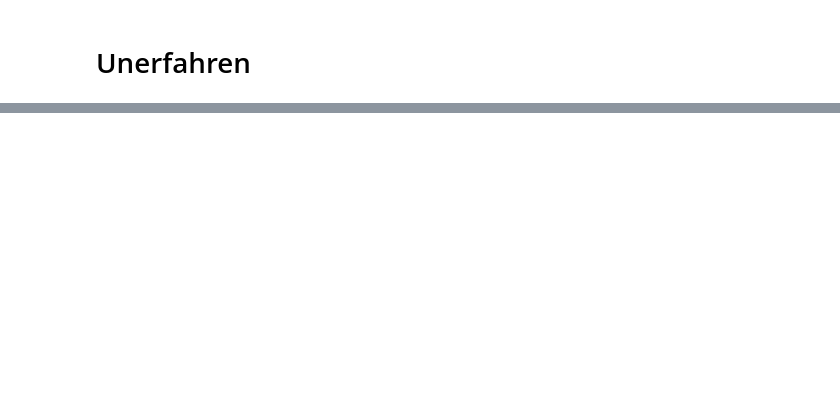
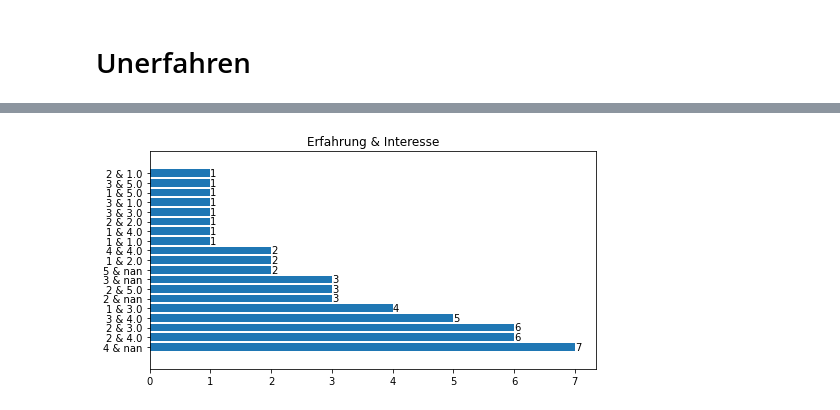
Before and after one commit to FilipMilak/Integrationsseminar, a Jupyter notebook: csv_manipulate.ipynb, the cells around one changed output, grey strips where cells are left out. Cells and saved outputs as stored; diff of their text form; code cells hidden in the pictures; blank space fills up the shorter version.

```diff
--- a/csv_manipulate.ipynb
+++ b/csv_manipulate.ipynb
@@ -198,0 +215,12 @@ plotDensity(df, title)
+# %%
+# Verknüpfung von VR/AR-Erfahrung und Interesse an beruflicher Nutzung
+title_erfahrung = "Wie gut kennst Du Dich bereits mit dieser Technologie aus?"
+title_interesse = "Wie stark wärst Du an einem beruflichen Einsatz von VR/AR interessiert?"
+# %%
+# Erstelle eine neue Spalte "Erfahrung & Interesse"
+df["Erfahrung & Interesse"] = df[title_erfahrung].astype(str) + " & " + df[title_interesse].astype(str)
+# %%
+# Plotte die kombinierten Daten
+plotDensity(df, "Erfahrung & Interesse")
+# %% [output]
+[figure, added]
```
Also changed, not shown: parts of 10 cells of this notebook.
